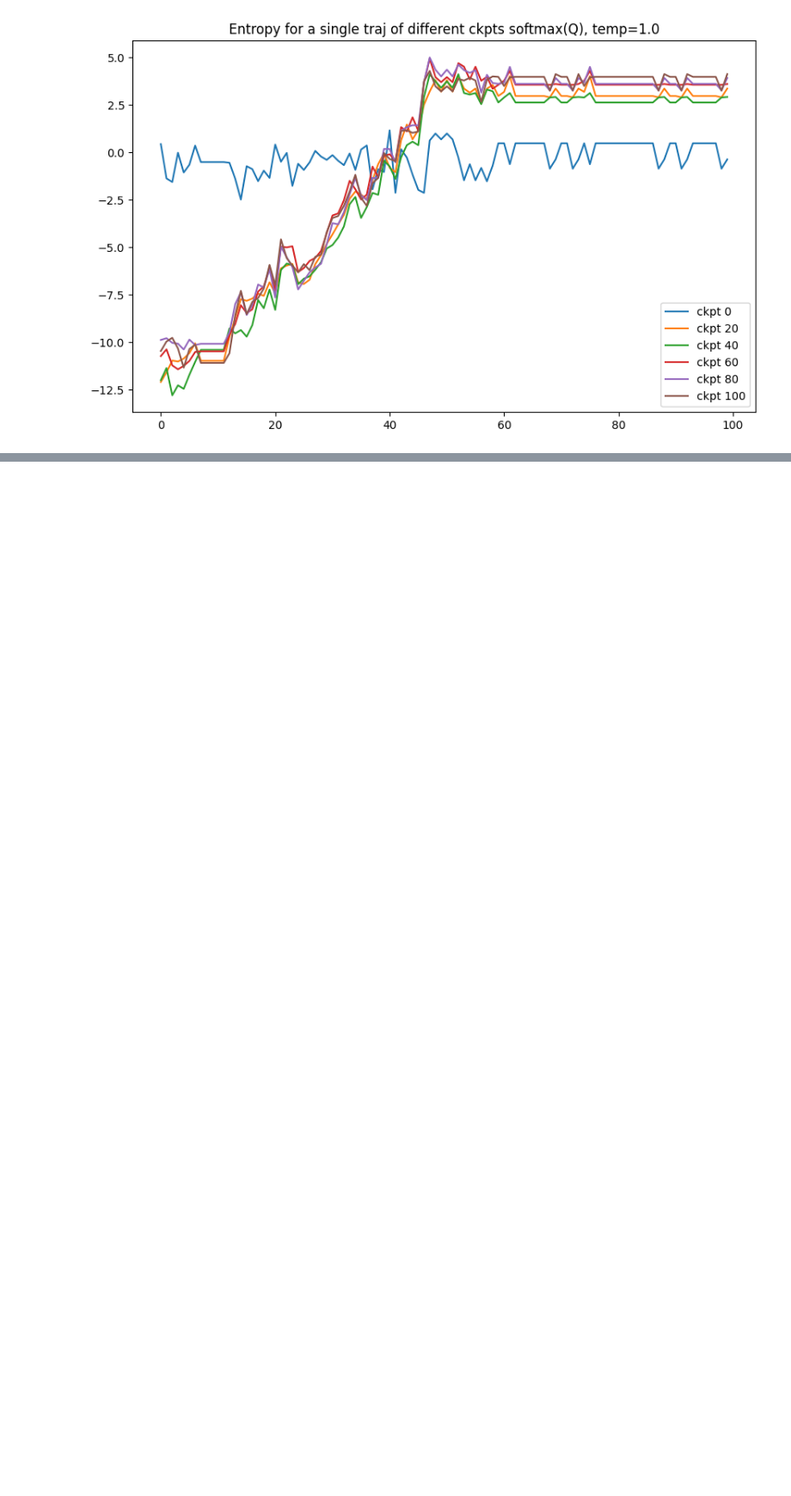
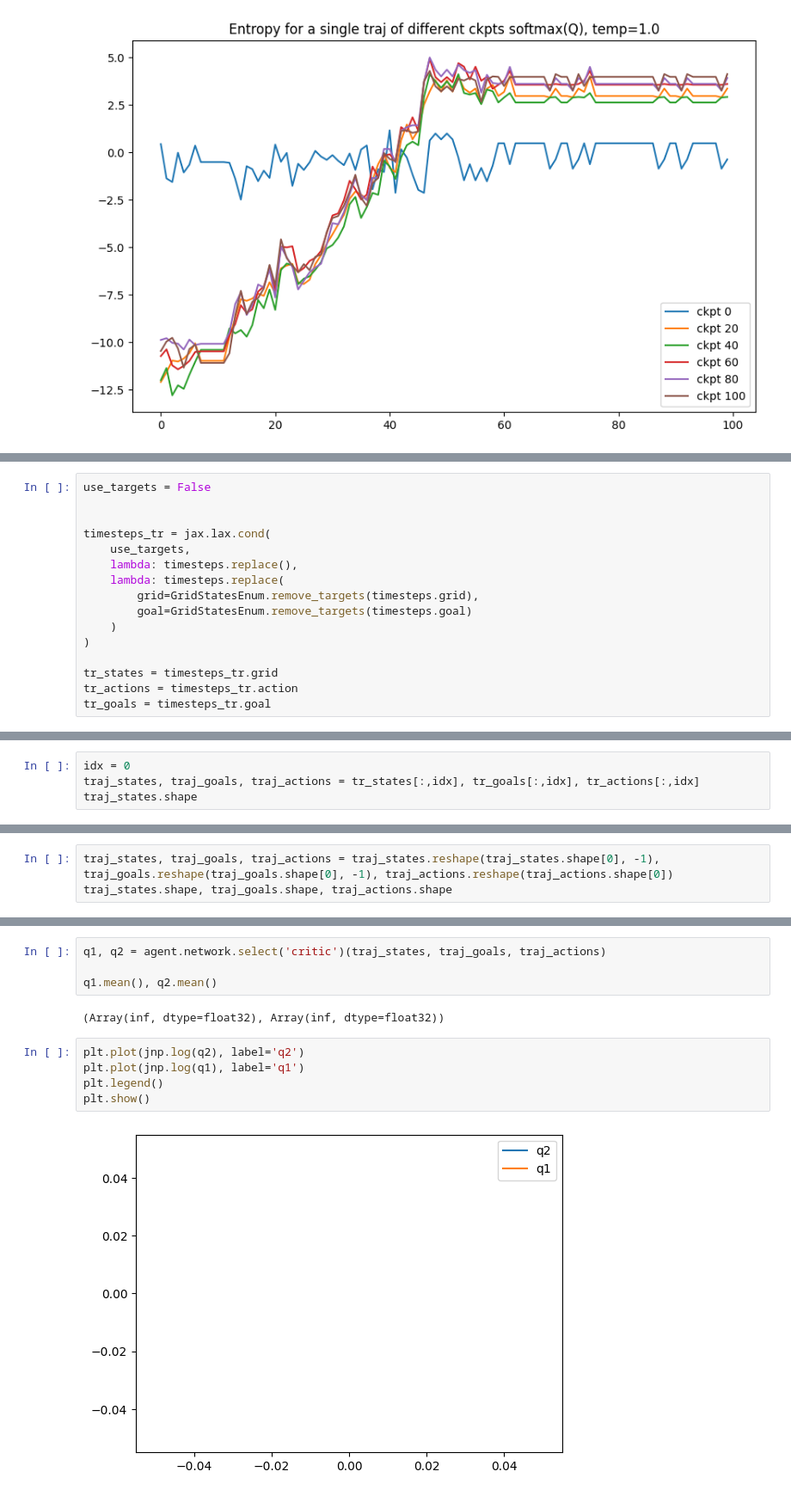
Before and after one commit to wladekpal/golden-standard, a Jupyter notebook: notebooks/18_08_25_MB_q_analysis.ipynb, the cells around one changed output, grey strips where cells are left out. Shown at 86% size. Cells and saved outputs as stored; diff of their text form; blank space fills up the shorter version.

```diff
--- a/notebooks/18_08_25_MB_q_analysis.ipynb
+++ b/notebooks/18_08_25_MB_q_analysis.ipynb
@@ -362,0 +486,16 @@ Restored from /home/mbortkie/repos/crl_subgoal/experiments/test_generalization_s
+# %%
+use_targets = False
+
+
+timesteps_tr = jax.lax.cond(
+    use_targets,
+    lambda: timesteps.replace(),
+    lambda: timesteps.replace(
+        grid=GridStatesEnum.remove_targets(timesteps.grid),
+        goal=GridStatesEnum.remove_targets(timesteps.goal)
+    )
+)
+
+tr_states = timesteps_tr.grid
+tr_actions = timesteps_tr.action
+tr_goals = timesteps_tr.goal
@@ -362,0 +506,4 @@ Restored from /home/mbortkie/repos/crl_subgoal/experiments/test_generalization_s
+# %%
+idx = 0
+traj_states, traj_goals, traj_actions = tr_states[:,idx], tr_goals[:,idx], tr_actions[:,idx]
+traj_states.shape
@@ -362,0 +512,3 @@ Restored from /home/mbortkie/repos/crl_subgoal/experiments/test_generalization_s
+# %%
+traj_states, traj_goals, traj_actions = traj_states.reshape(traj_states.shape[0], -1), traj_goals.reshape(traj_goals.shape[0], -1), traj_actions.reshape(traj_actions.shape[0])
+traj_states.shape, traj_goals.shape, traj_actions.shape
@@ -362,0 +525,13 @@ Restored from /home/mbortkie/repos/crl_subgoal/experiments/test_generalization_s
+# %%
+q1, q2 = agent.network.select('critic')(traj_states, traj_goals, traj_actions)
+
+q1.mean(), q2.mean()
+# %% [output]
+(Array(inf, dtype=float32), Array(inf, dtype=float32))
+# %%
+plt.plot(jnp.log(q2), label='q2')
+plt.plot(jnp.log(q1), label='q1')
+plt.legend()
+plt.show()
+# %% [output]
+[figure, added]
```
Also changed, not shown: parts of 26 cells of this notebook, 1 other file.
